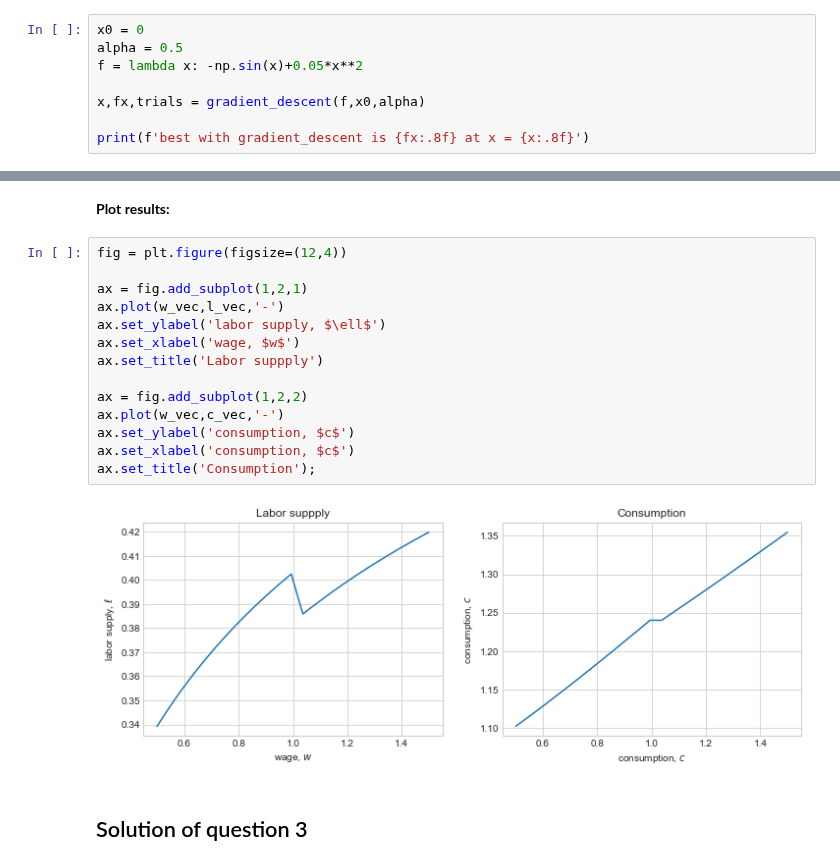
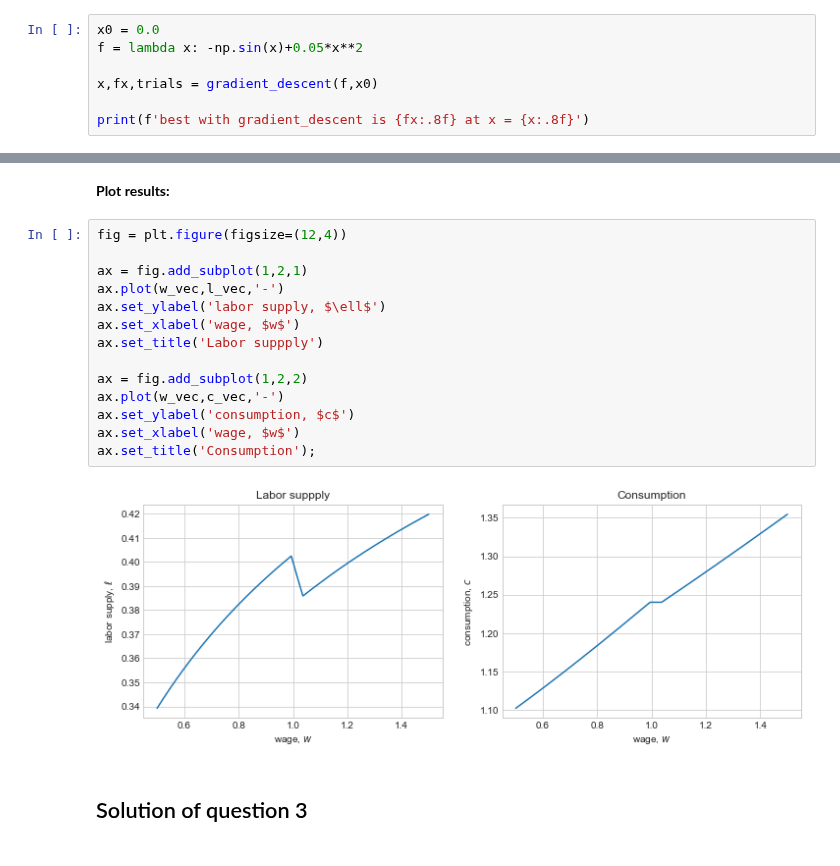
Before and after one commit to NumEconCopenhagen/IntroProg-lectures, a Jupyter notebook: 06/Examples_and_overview.ipynb, the cells around one changed output, grey strips where cells are left out. Saved outputs shown, nothing was run; the diff lists cells and outputs as text.

```diff
--- a/06/Examples_and_overview.ipynb
+++ b/06/Examples_and_overview.ipynb
@@ -216,11 +216,10 @@ $$
 # %% [markdown]
 **Call the optimizer:**
 # %%
-x0 = 0
-alpha = 0.5
+x0 = 0.0
 f = lambda x: -np.sin(x)+0.05*x**2
 
-x,fx,trials = gradient_descent(f,x0,alpha)
+x,fx,trials = gradient_descent(f,x0)
 
 print(f'best with gradient_descent is {fx:.8f} at x = {x:.8f}')
 # %% [output]
@@ -818,19 +819,19 @@ for i in range(N):
 # %%
 fig = plt.figure(figsize=(12,4))
 
 ax = fig.add_subplot(1,2,1)
 ax.plot(w_vec,l_vec,'-')
 ax.set_ylabel('labor supply, $\ell$')
 ax.set_xlabel('wage, $w$')
 ax.set_title('Labor suppply')
 
 ax = fig.add_subplot(1,2,2)
 ax.plot(w_vec,c_vec,'-')
 ax.set_ylabel('consumption, $c$')
-ax.set_xlabel('consumption, $c$')
+ax.set_xlabel('wage, $w$')
 ax.set_title('Consumption');
 # %% [output]
-[figure, old version]
+[figure, new version]
 # %% [markdown]
 ## Solution of question 3
 # %% [markdown]
```
Also changed, not shown: parts of 7 cells of this notebook, 3 other files.
